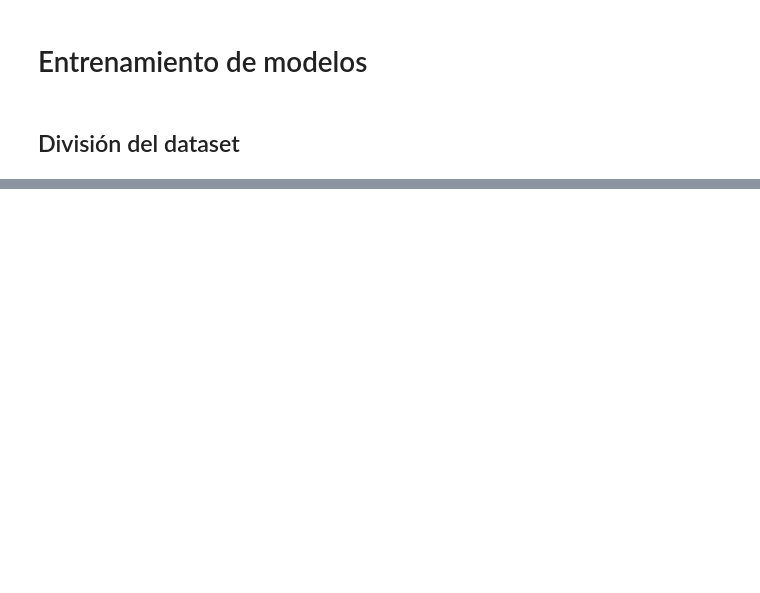
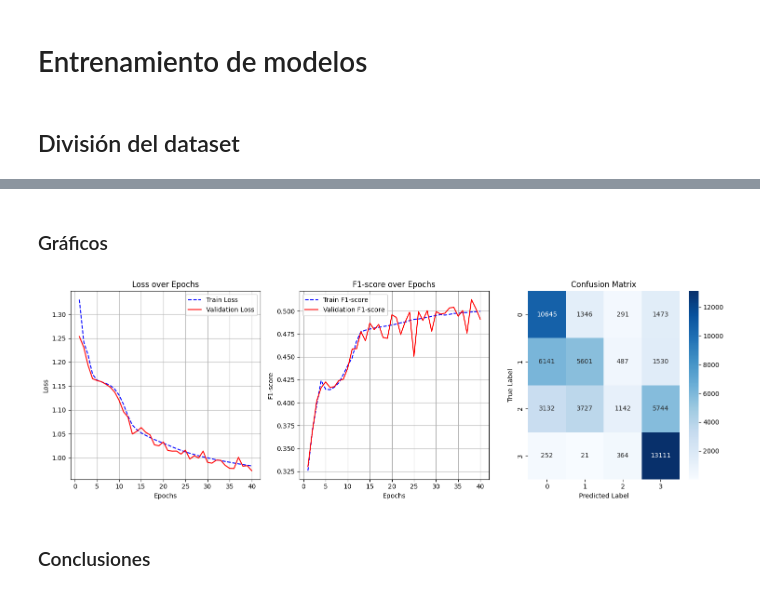
Before and after one commit to horazini/data-diplo, a Jupyter notebook: notebook.ipynb, the cells around one changed output, grey strips where cells are left out. Saved outputs shown, nothing was run; the diff lists cells and outputs as text; code cells hidden in the pictures; blank space fills up the shorter version.

```diff
--- a/notebook.ipynb
+++ b/notebook.ipynb
@@ -698,0 +483,2 @@ Test Accuracy: 0.2838
+# %%
+device = torch.device("cuda" if torch.cuda.is_available() else "cpu")
@@ -698,0 +493,11 @@ Test Accuracy: 0.2838
+# %%
+batch_size = 64
+
+# Crear conjuntos de datos y DataLoaders
+train_dataset = TensorDataset(X_train_tensor, y_train_tensor)
+val_dataset = TensorDataset(X_val_tensor, y_val_tensor)
+test_dataset = TensorDataset(X_test_tensor, y_test_tensor)
+
+train_loader = DataLoader(train_dataset, batch_size=batch_size, shuffle=True)
+val_loader = DataLoader(val_dataset, batch_size=batch_size, shuffle=False)
+test_loader = DataLoader(test_dataset, batch_size=batch_size, shuffle=False)
@@ -698,0 +523,7 @@ Test Accuracy: 0.2838
+# %%
+class_counts = y_train.value_counts().to_list()
+total_samples = sum(class_counts)
+weights = torch.tensor([total_samples / c for c in class_counts], dtype=torch.float32).to(device)
+# %%
+loss_function = nn.CrossEntropyLoss(weight=weights)
+optimizer = optim.SGD(model.parameters(), lr=0.01, weight_decay=1e-4)  # penalty
@@ -698,0 +601,38 @@ Test Accuracy: 0.2838
+# %% [markdown]
+### Gráficos
+# %%
+conf_matrix = metrics.confusion_matrix(valid_epoch_y, valid_epoch_y_hat)
+
+# subplots
+fig, axes = plt.subplots(1, 3, figsize=(15, 5))
+
+# Loss
+axes[0].plot(range(1, epochs + 1), train_loss_by_epoch, label="Train Loss", color='blue', linestyle='--')
+axes[0].plot(range(1, epochs + 1), valid_loss_by_epoch, label="Validation Loss", color='red')
+axes[0].set_title("Loss over Epochs")
+axes[0].set_xlabel("Epochs")
+axes[0].set_ylabel("Loss")
+axes[0].legend()
+axes[0].grid()
+
+# F1-score
+axes[1].plot(range(1, epochs + 1), train_metric_by_epoch, label="Train F1-score", color='blue', linestyle='--')
+axes[1].plot(range(1, epochs + 1), valid_metric_by_epoch, label="Validation F1-score", color='red')
+axes[1].set_title("F1-score over Epochs")
+axes[1].set_xlabel("Epochs")
+axes[1].set_ylabel("F1-score")
+axes[1].legend()
+axes[1].grid()
+
+# Matriz de Confusión
+sns.heatmap(conf_matrix, annot=True, fmt="d", cmap="Blues", ax=axes[2])
+axes[2].set_title("Confusion Matrix")
+axes[2].set_xlabel("Predicted Label")
+axes[2].set_ylabel("True Label")
+
+plt.tight_layout()
+plt.show()
+# %% [output]
+[figure, added]
+# %% [markdown]
+### Conclusiones
```
Also changed, not shown: parts of 57 cells of this notebook.
